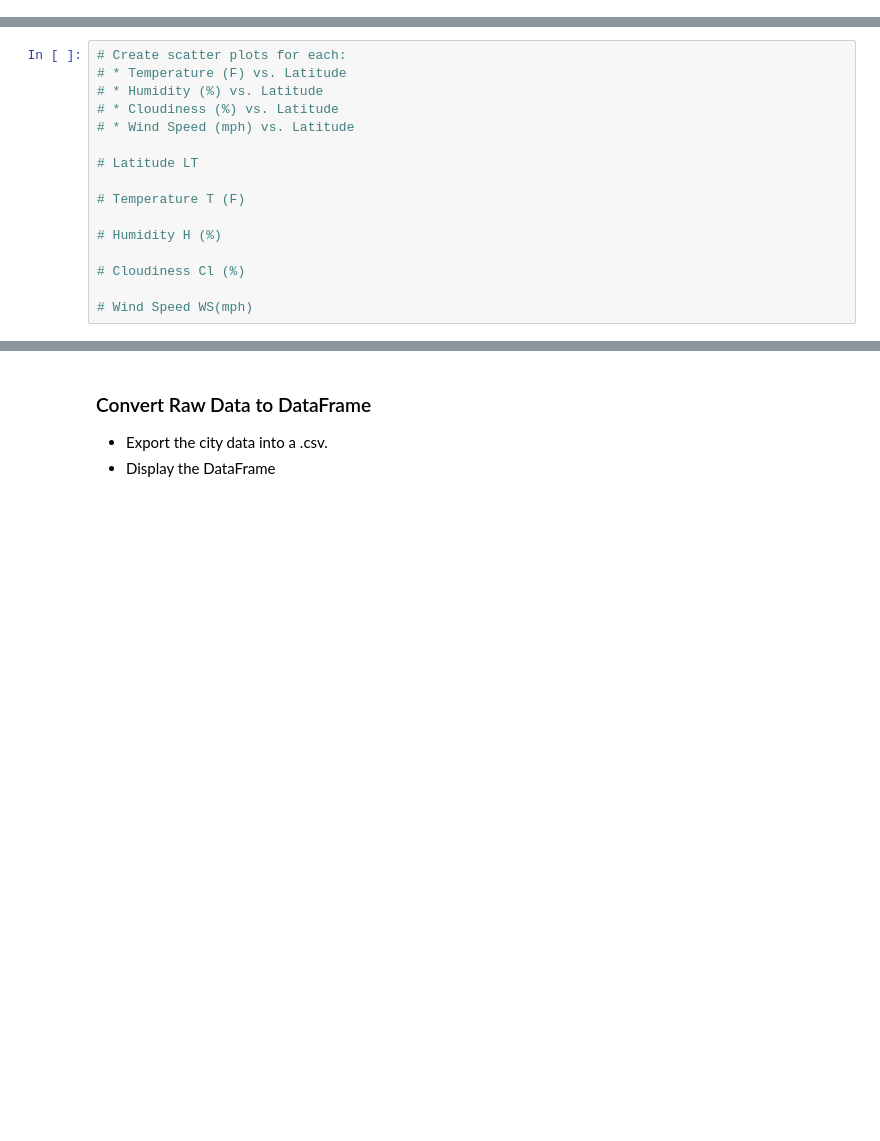
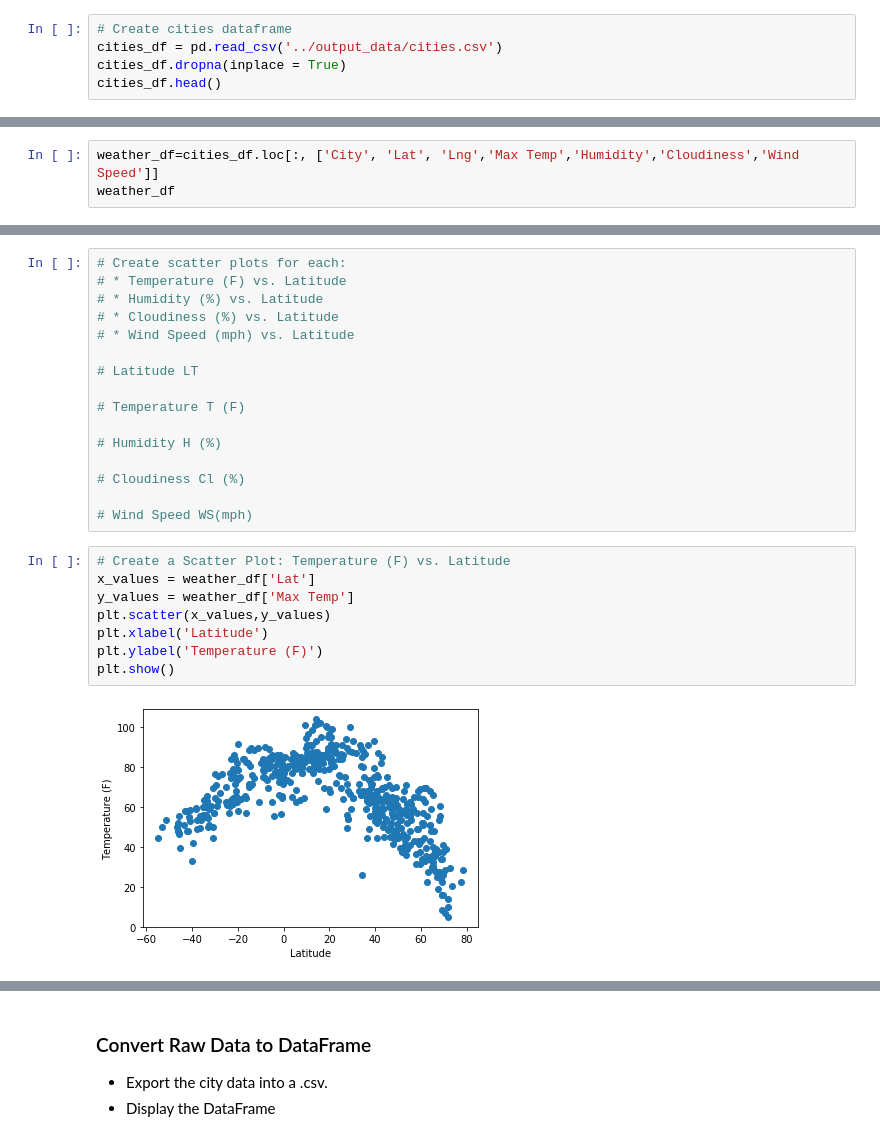
Before and after one commit to iliveonit/python-api-challenge, a Jupyter notebook: WeatherPy/WeatherPy.ipynb, the cells around one changed output, grey strips where cells are left out. Saved outputs shown, nothing was run; the diff lists cells and outputs as text; blank space fills up the shorter version.

```diff
--- a/WeatherPy/WeatherPy.ipynb
+++ b/WeatherPy/WeatherPy.ipynb
@@ -140,0 +92,5 @@ plt.show()
+# %%
+# Create cities dataframe
+cities_df = pd.read_csv('../output_data/cities.csv')
+cities_df.dropna(inplace = True)
+cities_df.head()
@@ -140,0 +104,3 @@ plt.show()
+# %%
+weather_df=cities_df.loc[:, ['City', 'Lat', 'Lng','Max Temp','Humidity','Cloudiness','Wind Speed']]
+weather_df
@@ -158,3 +138,13 @@ plt.show()
 # Cloudiness Cl (%)
 
 # Wind Speed WS(mph)
+# %%
+# Create a Scatter Plot: Temperature (F) vs. Latitude
+x_values = weather_df['Lat']
+y_values = weather_df['Max Temp']
+plt.scatter(x_values,y_values)
+plt.xlabel('Latitude')
+plt.ylabel('Temperature (F)')
+plt.show()
+# %% [output]
+[figure, added]
```
Also changed, not shown: parts of 16 cells of this notebook, 7 other files.
